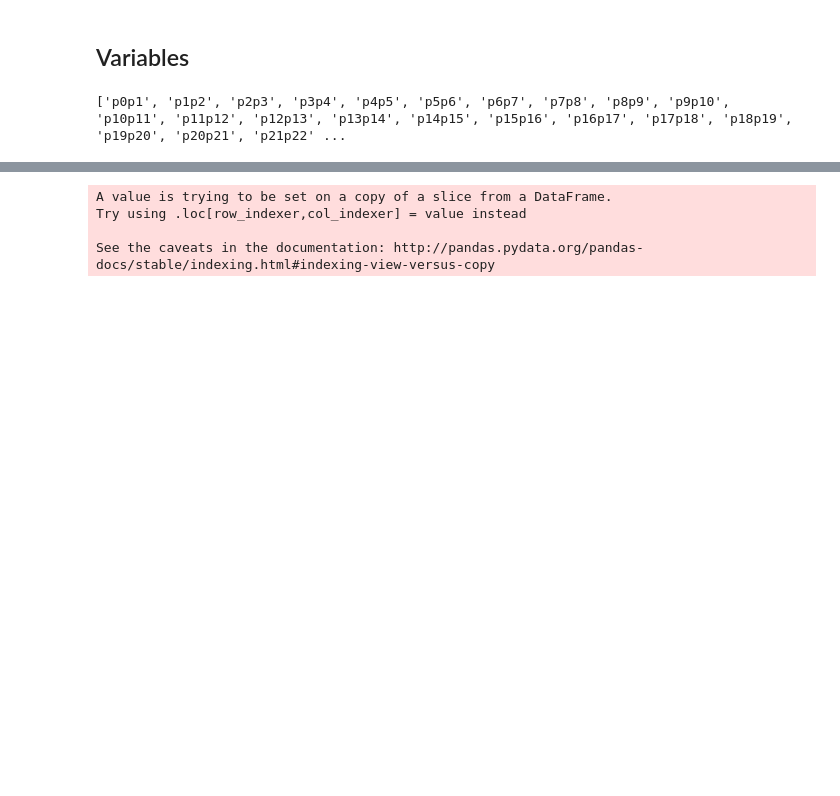
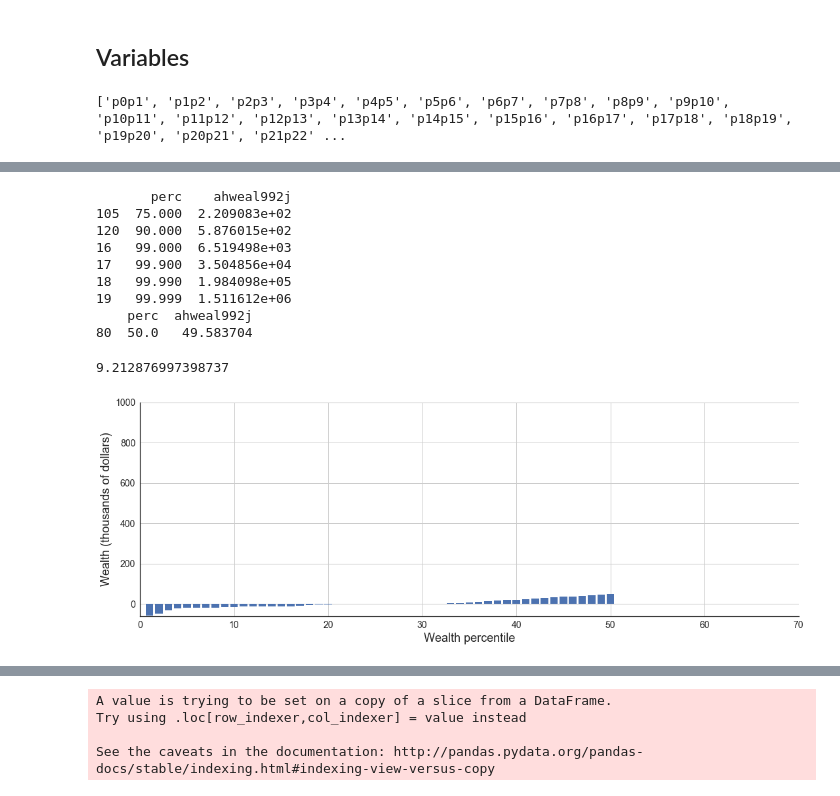
Before and after one commit to jgarciab/income_inequality, a Jupyter notebook: income_inequality.ipynb, the cells around one changed output, grey strips where cells are left out. Drawn from its saved outputs; the diff is of its cells as text; code cells hidden in the pictures; blank space fills up the shorter version.

```diff
--- a/income_inequality.ipynb
+++ b/income_inequality.ipynb
@@ -156,0 +175,58 @@ pickle.dump(year2rate_return,open("data_abm/year2rate_return.dump","wb+"))
+# %%
+fig = plt.figure(figsize=(18,6))
+ax = fig.add_subplot(111)
+w2015 = df_ineq.loc[df_ineq["year"]==2014,["perc","ahweal992j"]]
+keep_perc = ["p{}p{}".format(i,i+1) for i in range(1,100)] + ["p99.9p100","p99.99p100","p99.999p100"]
+w2015 = w2015.loc[w2015["perc"].isin(keep_perc)]
+p99p100 = w2015.loc[w2015["perc"]=="p99p100","ahweal992j"].values[0]
+p99_9p100 = w2015.loc[w2015["perc"]=="p99.9p100","ahweal992j"].values[0]
+p99_99p100 = w2015.loc[w2015["perc"]=="p99.99p100","ahweal992j"].values[0]
+p99_999p100 = w2015.loc[w2015["perc"]=="p99.999p100","ahweal992j"].values[0]
+
+w2015.loc[w2015["perc"]=="p99p100","ahweal992j"] = 1.1*p99p100 - 0.1*p99_9p100
+w2015.loc[w2015["perc"]=="p99.9p100","ahweal992j"] = 1.1*p99_9p100 - 0.1*p99_99p100
+w2015.loc[w2015["perc"]=="p99.99p100","ahweal992j"] = 1.1*p99_99p100 - 0.1*p99_999p100
+
+w2015["perc"] = w2015["perc"].apply(lambda x: x.split("p")[1]).astype(float)
+w2015 = w2015.sort_values(by="perc")
+w2015["ahweal992j"] = w2015["ahweal992j"]/1000
+print(w2015.loc[w2015["perc"].isin([75,90,99,99.9,99.99,99.999])])
+w2015 = w2015.loc[w2015["perc"]<=50]
+x = w2015["perc"].values
+y = w2015["ahweal992j"].values
+plt.bar(x,y)
+plt.ylim(-1E2,1E2)
+
+
+# Hide the right and top spines
+ax.spines['right'].set_visible(False)
+ax.spines['top'].set_visible(False)
+
+# Only show ticks on the left and bottom spines
+ax.yaxis.set_ticks_position('left')
+ax.xaxis.set_ticks_position('bottom')
+
+plt.xlabel("Wealth percentile",fontsize=18)
+plt.ylabel("Wealth (thousands of dollars)",fontsize=18)
+plt.grid("on")
+plt.ylim(-60,1000)
+plt.xlim(0,70)
+print(w2015.tail(1))
+
+##TOOD
+# - Evolution of wealth for the top 0.1% or something like that
+plt.savefig("./figures/inequality.pdf")
+
+49.583704/5.382
+# %% [output]
+       perc    ahweal992j
+105  75.000  2.209083e+02
+120  90.000  5.876015e+02
+16   99.000  6.519498e+03
+17   99.900  3.504856e+04
+18   99.990  1.984098e+05
+19   99.999  1.511612e+06
+    perc  ahweal992j
+80  50.0   49.583704
+9.212876997398737
+[figure, added]
```
Also changed, not shown: parts of 7 cells of this notebook, 9 other files.
